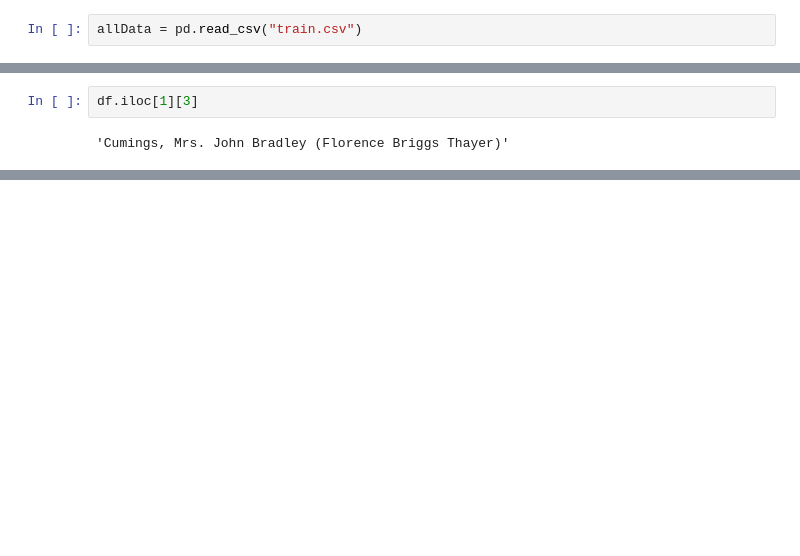
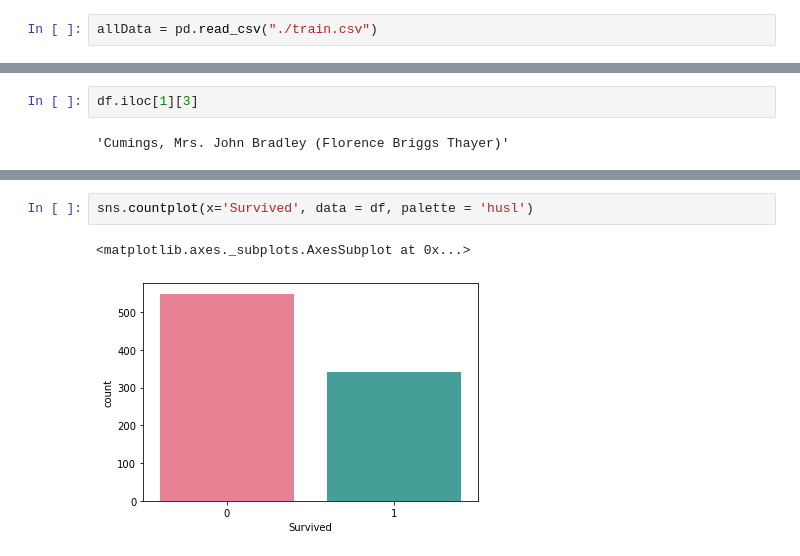
Before and after one commit to Tarek-B/Titanic-ML-predictions, a Jupyter notebook: training.ipynb, the cells around one changed output, grey strips where cells are left out. Cells and saved outputs as stored; diff of their text form; blank space fills up the shorter version.

```diff
--- a/training.ipynb
+++ b/training.ipynb
@@ -4,5 +13,5 @@ import re
 # %%
-allData = pd.read_csv("train.csv")
+allData = pd.read_csv("./train.csv")
 # %%
 df = pd.DataFrame(allData)
 # %%
@@ -50,3 +124,8 @@ print("Survival rate for lower class: " + str(len(survialsLowerClass)/len(lowerC
 Survival rate for upper class: 0.6296296296296297
 Survival rate for middle class: 0.47282608695652173
 Survival rate for lower class: 0.24236252545824846
+# %%
+sns.countplot(x='Survived', data = df, palette = 'husl')
+# %% [output]
+<matplotlib.axes._subplots.AxesSubplot at 0x...>
+[figure, added]
```
Also changed, not shown: parts of 51 cells of this notebook, 1 other file.
